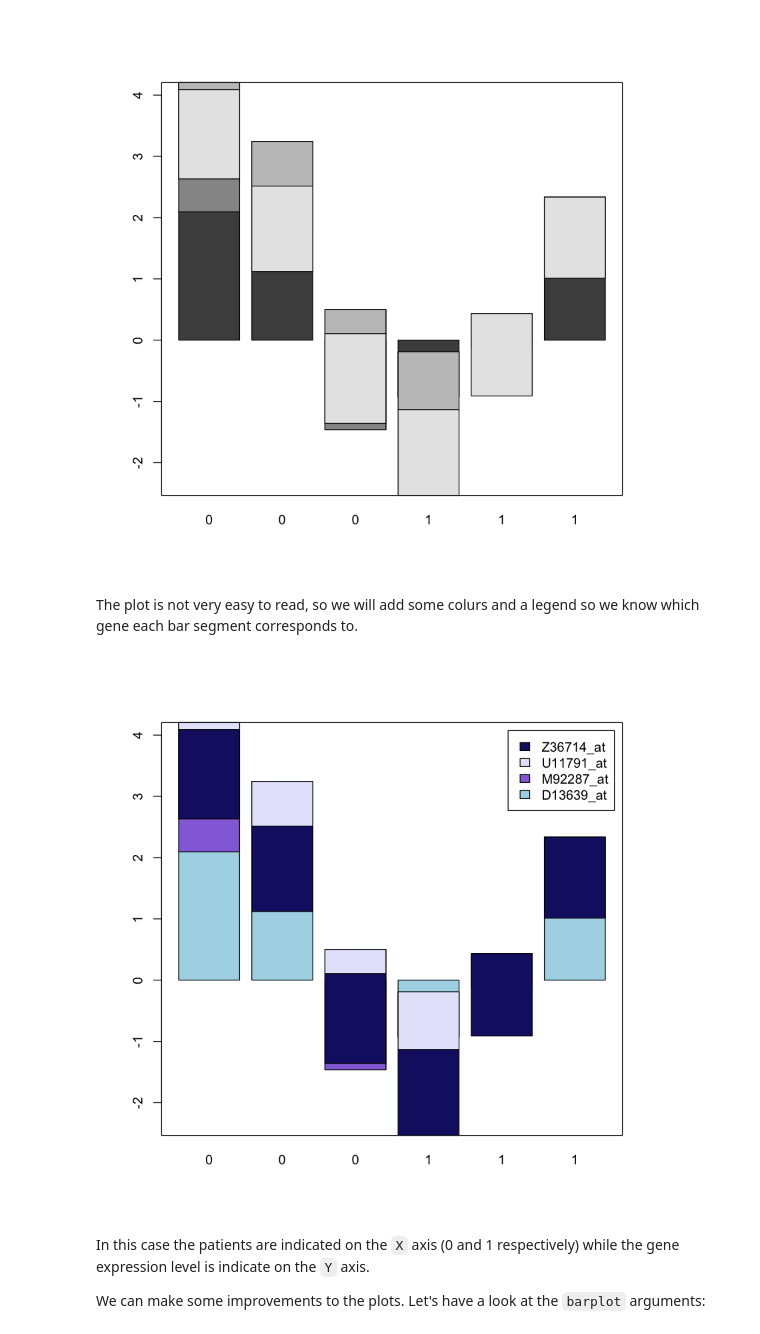
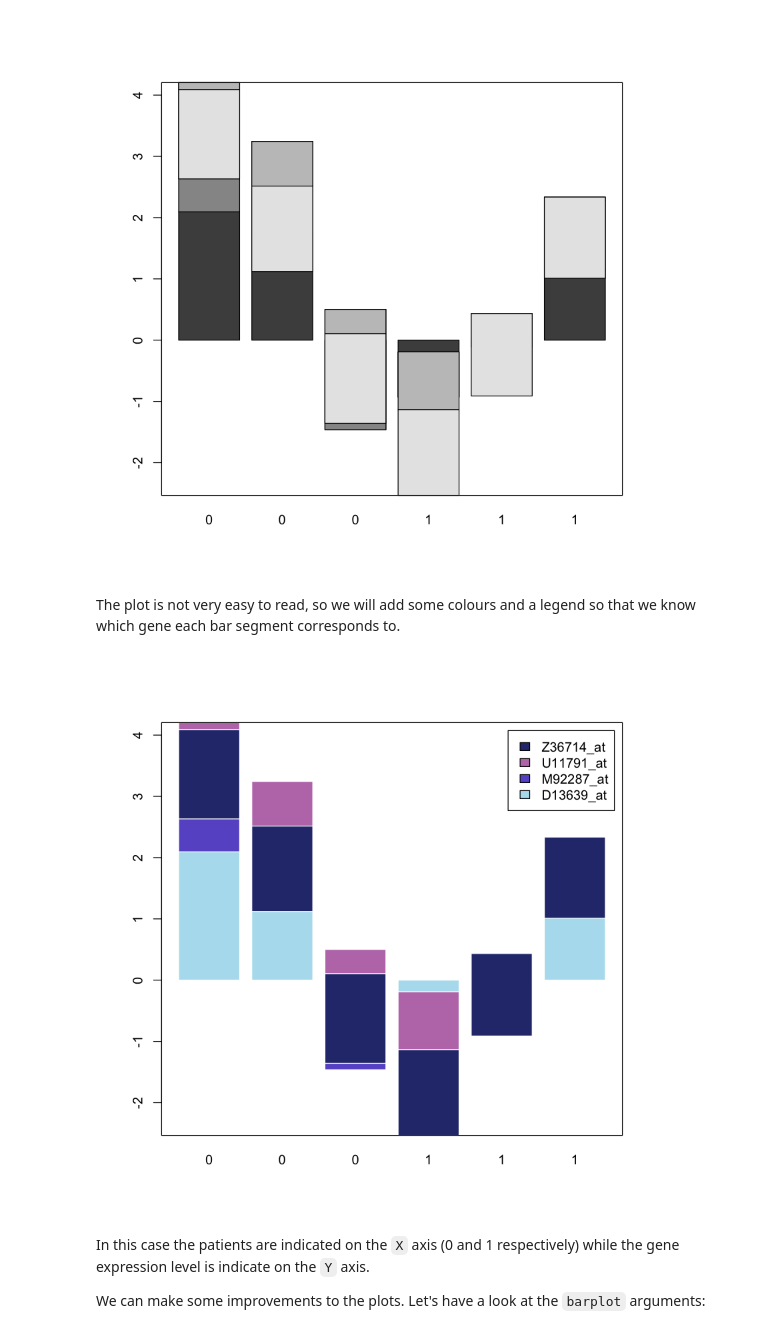
Before and after one commit to trallard/BAD_days, a Jupyter notebook: Day1/Tutorial.ipynb, the cells around one changed output. Drawn from its saved outputs; the diff is of its cells as text; code cells hidden in the pictures.

Commit message:
enhancements to plots and content

```diff
--- a/Day1/Tutorial.ipynb
+++ b/Day1/Tutorial.ipynb
@@ -225,15 +226,15 @@ box()
 # %% [output]
 [figure]
 # %% [markdown]
-The plot is not very easy to read, so we will add some colurs and a legend so we know which gene each bar segment corresponds to.
+The plot is not very easy to read, so we will add some colours and a legend so that we know which gene each bar segment corresponds to.
 # %%
 # custom colours
-colours = c('lightblue',  'mediumpurple', 'lavender', 'midnightblue')
+colours = c('lightblue2',   'slateblue', '#BD7BB8', '#2B377A')
 
-barplot(mygenelist, col = colours, legend = TRUE)
+barplot(mygenelist, col = colours, legend = TRUE, border = 'white')
 box()
 # %% [output]
-[figure, old version]
+[figure, new version]
 # %% [markdown]
 In this case the patients are indicated on the `X` axis (0 and 1 respectively) while the gene expression level is indicate on the `Y` axis.
 
```
Also changed, not shown: parts of 26 cells of this notebook, 2 other files.
